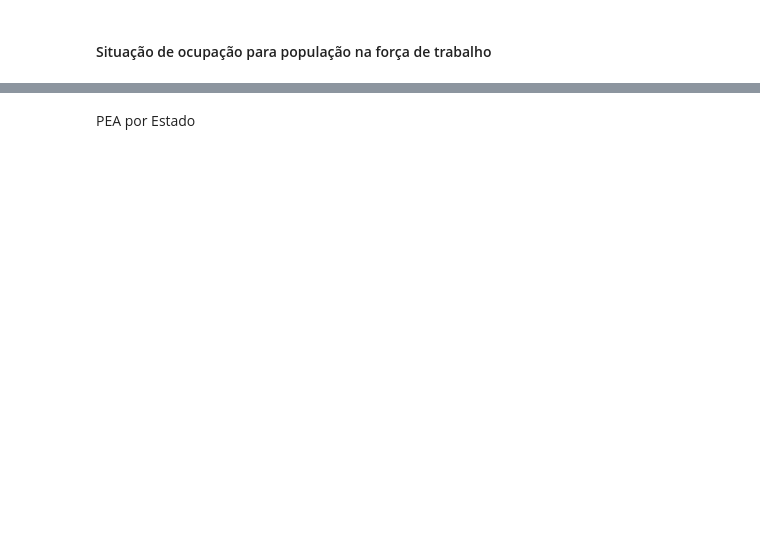
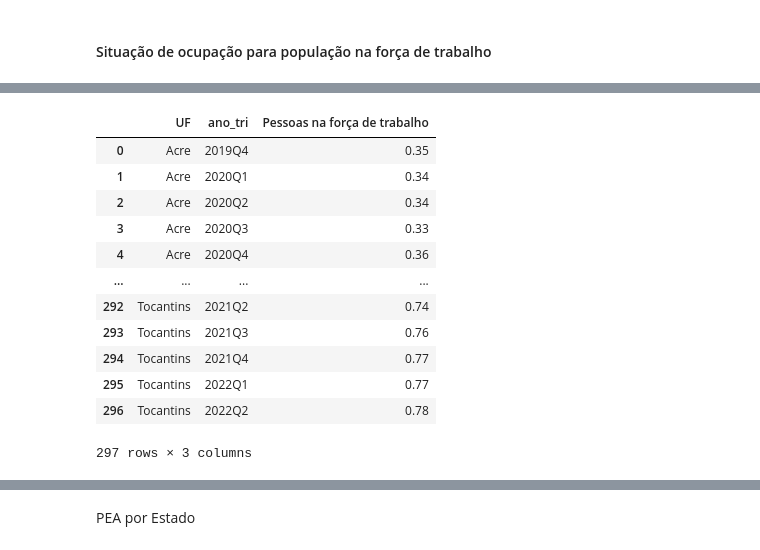
Before and after one commit to msbrasil/Mercado-de-Trabalho-Remoto, a Jupyter notebook: PEA.ipynb, the cells around one changed output, grey strips where cells are left out. Cells and saved outputs as stored; diff of their text form; code cells hidden in the pictures; blank space fills up the shorter version.

```diff
--- a/PEA.ipynb
+++ b/PEA.ipynb
@@ -225,6 +228,22 @@ pea_ocupacao.head()
 # %%
 pea_forca_trabalho = pd.crosstab(pea_ocupacao['ano_tri'], [pea_ocupacao['VD4001'], pea_ocupacao['VD4002']], values=pea_ocupacao['V1028'], aggfunc='sum') / 1000000
 pea_forca_trabalho_percentual = pd.crosstab(pea_ocupacao['ano_tri'], [pea_ocupacao['VD4001'], pea_ocupacao['VD4002']], values=pea_ocupacao['V1028'], aggfunc='sum', normalize='index')
+# %%
+pea_forca_trabalho
+# %% [output]
+|  | UF | ano_tri | Pessoas na força de trabalho |
+| 0 | Acre | 2019Q4 | 0.35 |
+| 1 | Acre | 2020Q1 | 0.34 |
+| 2 | Acre | 2020Q2 | 0.34 |
+| 3 | Acre | 2020Q3 | 0.33 |
+| 4 | Acre | 2020Q4 | 0.36 |
+| ... | ... | ... | ... |
+| 292 | Tocantins | 2021Q2 | 0.74 |
+| 293 | Tocantins | 2021Q3 | 0.76 |
+| 294 | Tocantins | 2021Q4 | 0.77 |
+| 295 | Tocantins | 2022Q1 | 0.77 |
+| 296 | Tocantins | 2022Q2 | 0.78 |
+297 rows × 3 columns
 # %%
 fig, ax = plt.subplots(1, 2, figsize=(20, 8))
 pea_forca_trabalho.plot.area(ax=ax[0], stacked=True, title='Ocupação por ano e trimestre', xlabel='Ano e Trimestre', ylabel='Qtde de Pessoas (Milhões)', legend=True)
```
Also changed, not shown: parts of 16 cells of this notebook, 3 other files.
